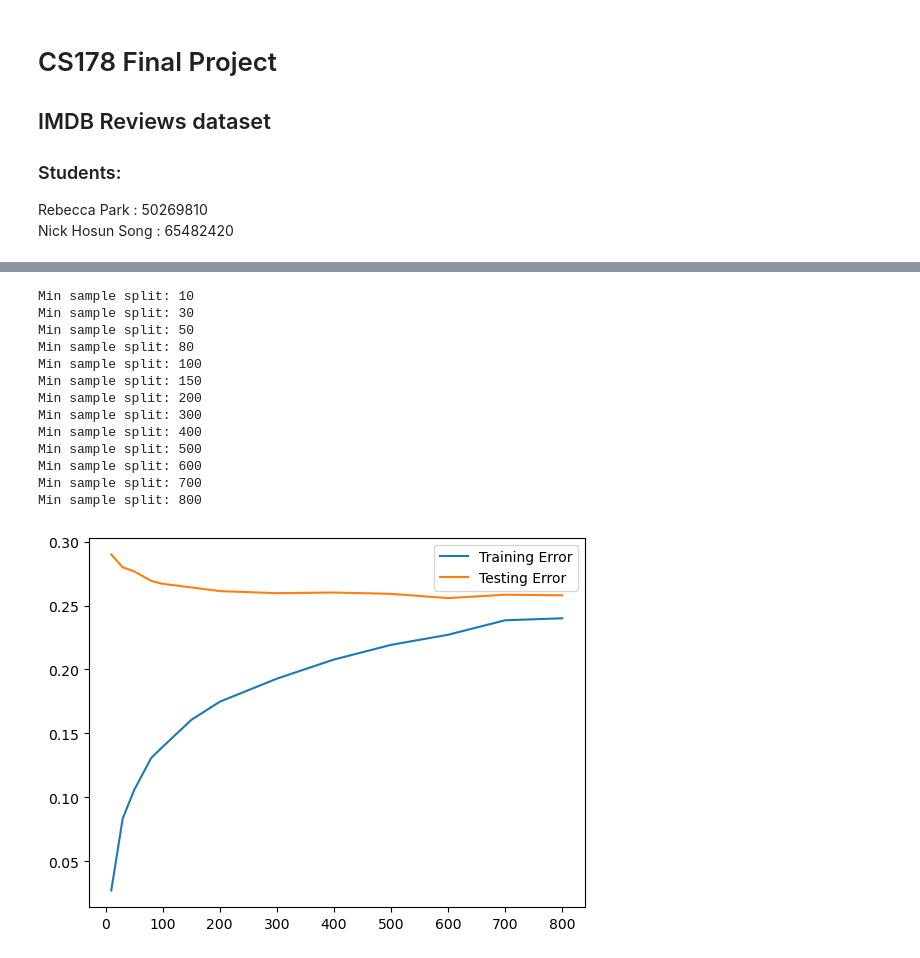
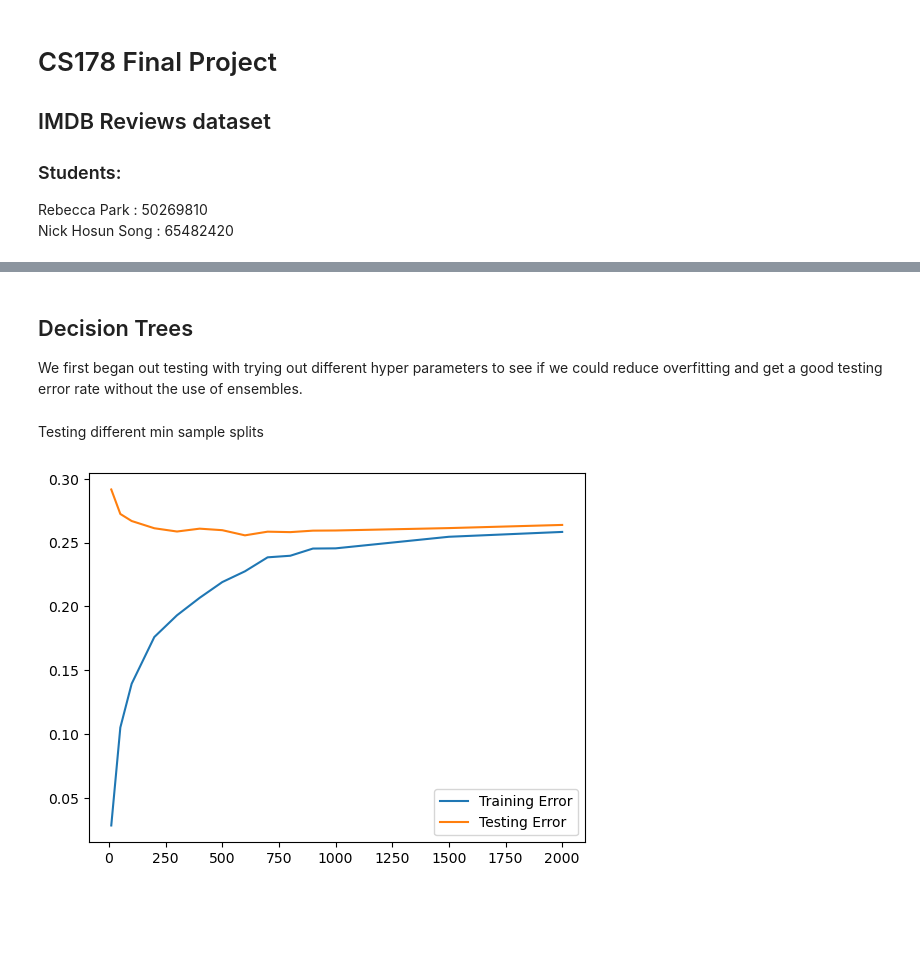
Before and after one commit to HosunS/SVM_Film_Classifier, a Jupyter notebook: Project.ipynb, the cells around one changed output, grey strips where cells are left out. Cells and saved outputs as stored; diff of their text form; code cells hidden in the pictures; blank space fills up the shorter version.

```diff
--- a/Project.ipynb
+++ b/Project.ipynb
@@ -47,6 +48,7 @@ y_test, X_test = svm_read_problem('test/labeledBow.feat')
 
 num_features = len(vocab)
 
+
 X_train_csr = convert_to_csr(X_train,num_features)
 X_test_csr = convert_to_csr(X_test,num_features)
 
@@ -54,9 +56,4 @@ X_test_csr = convert_to_csr(X_test,num_features)
 y_train_bin = [1 if y > 6 else 0 for y in y_train]
 y_test_bin = [1 if y > 6 else 0 for y in y_test]
 
-log_reg_model = LogisticRegression(max_iter=5000)
-log_reg_model.fit(X_train_csr,y_train_bin)
-
-y_pred = log_reg_model.predict(X_test_csr)
-print("Accuracy:",accuracy_score(y_test_bin,y_pred))
-print("Classification Report:\n", classification_report(y_test_bin,y_pred))
+X_train_split, X_val_split, y_train_split, y_val_split = train_test_split( X_train_csr, y_train_bin, test_size=0.2, random_state=123)
@@ -74,47 +60,41 @@ weighted avg       0.87      0.87      0.87     25000
+# %% [markdown]
+## Decision Trees
+We first began out testing with trying out different hyper parameters to see if we could reduce overfitting and get a good testing error rate without the use of ensembles.
+# %% [markdown]
+Testing different min sample splits
 # %%
 train_error = []
 test_error = []
-min_sample_split_options = [10,30,50,80,100,150,200,300,400,500,600,700,800]
+min_samples_split_options = [10,50,100,200,300,400,500,600,700,800,900,1000,1500,2000]
 
 
 #just trying to see which min_sample_split is best
 #maybe we shoud try ensembles too?
-for min_sample_split in min_sample_split_options:
-    dec_tree_model = DecisionTreeClassifier(criterion='entropy', min_samples_split=min_sample_split)
+for min_samples_split in min_samples_split_options:
+    dec_tree_model = DecisionTreeClassifier(criterion='entropy', min_samples_split=min_samples_split)
     dec_tree_model.fit(X_train_csr,y_train_bin)
 
-    dec_Tree_train_pred = dec_tree_model.predict(X_train_csr)
-    dec_Tree_test_pred = dec_tree_model.predict(X_test_csr)
+    dec_tree_train_pred = dec_tree_model.predict(X_train_csr)
+    dec_tree_test_pred = dec_tree_model.predict(X_test_csr)
 
     #keeping track of how far we are because this takes forever to run
-    print(f"Min sample split: {min_sample_split}")
+    #print(f"Min sample split: {min_sample_split}")
 
     #print("Accuracy (Training):",accuracy_score(y_train_bin,dec_Tree_train_pred))
     #print("Classification Report (Training):\n", classification_report(y_train_bin,dec_Tree_train_pred))
     #print("Accuracy (Testing):",accuracy_score(y_test_bin,dec_Tree_test_pred))
     #print("Classification Report (Testing):\n", classification_report(y_test_bin,dec_Tree_test_pred))
 
-    train_error.append(zero_one_loss(dec_Tree_train_pred,y_train_bin))
-    test_error.append(zero_one_loss(dec_Tree_test_pred,y_test_bin))
+    train_error.append(zero_one_loss(dec_tree_train_pred,y_train_bin))
+    test_error.append(zero_one_loss(dec_tree_test_pred,y_test_bin))
 
 fig = plt.figure()
 ax = fig.add_subplot(1, 1, 1)
-ax.plot(min_sample_split_options, train_error)
-ax.plot(min_sample_split_options, test_error)
+ax.plot(min_samples_split_options, train_error)
+ax.plot(min_samples_split_options, test_error)
 plt.legend(['Training Error','Testing Error'])
+plt.xlabel = 'Min Samples Split'
+plt.yabel = 'Error Rate'
 plt.show()
 # %% [output]
-Min sample split: 10
-Min sample split: 30
-Min sample split: 50
-Min sample split: 80
-Min sample split: 100
-Min sample split: 150
-Min sample split: 200
-Min sample split: 300
-Min sample split: 400
-Min sample split: 500
-Min sample split: 600
-Min sample split: 700
-Min sample split: 800
-[figure, old version]
+[figure, new version]
```
Also changed, not shown: parts of 9 cells of this notebook, 1 other file.
